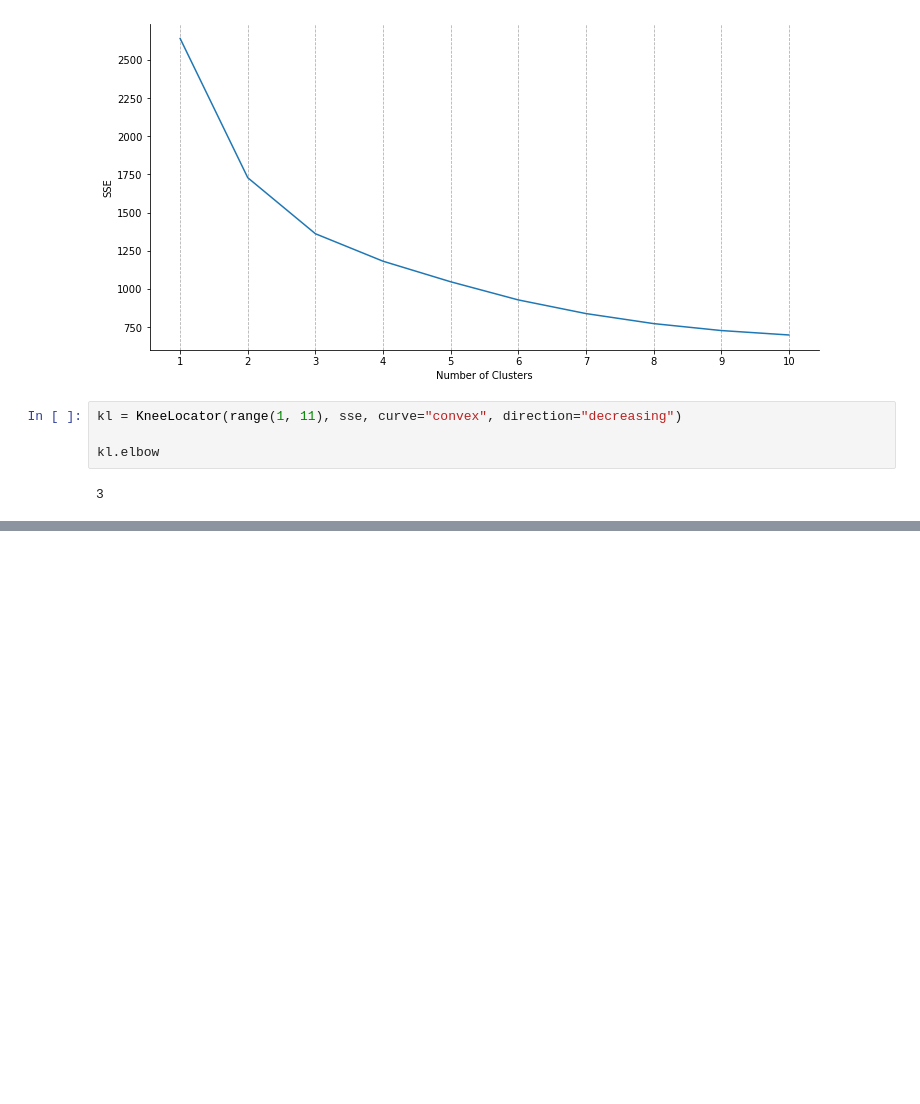
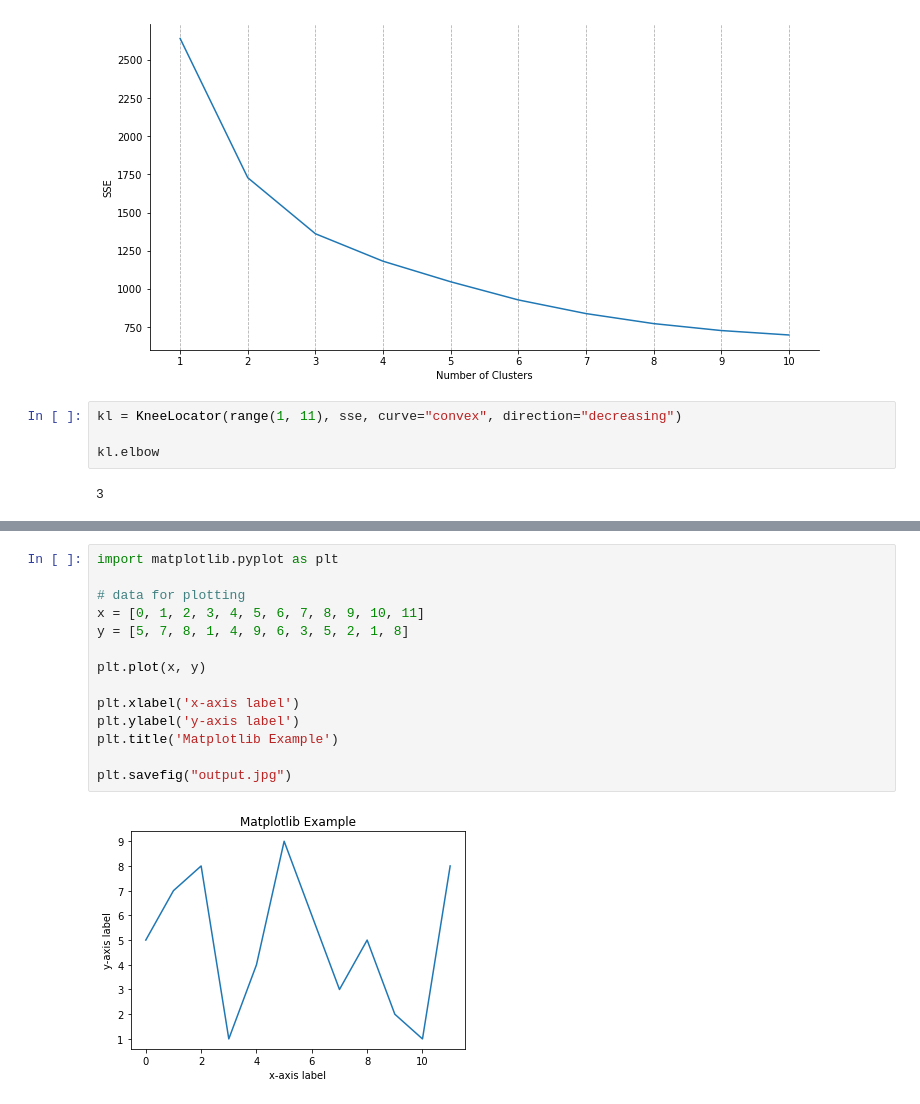
Before and after one commit to PhanAn-2002/do_an_1, a Jupyter notebook: customer_segment.ipynb, the cells around one changed output, grey strips where cells are left out. Saved outputs shown, nothing was run; the diff lists cells and outputs as text; blank space fills up the shorter version.

```diff
--- a/customer_segment.ipynb
+++ b/customer_segment.ipynb
@@ -495,0 +642,16 @@ plt.show()
+# %%
+import matplotlib.pyplot as plt
+
+# data for plotting
+x = [0, 1, 2, 3, 4, 5, 6, 7, 8, 9, 10, 11]
+y = [5, 7, 8, 1, 4, 9, 6, 3, 5, 2, 1, 8]
+
+plt.plot(x, y)
+
+plt.xlabel('x-axis label')
+plt.ylabel('y-axis label')
+plt.title('Matplotlib Example')
+
+plt.savefig("output.jpg")
+# %% [output]
+[figure, added]
```
Also changed, not shown: parts of 17 cells of this notebook.
